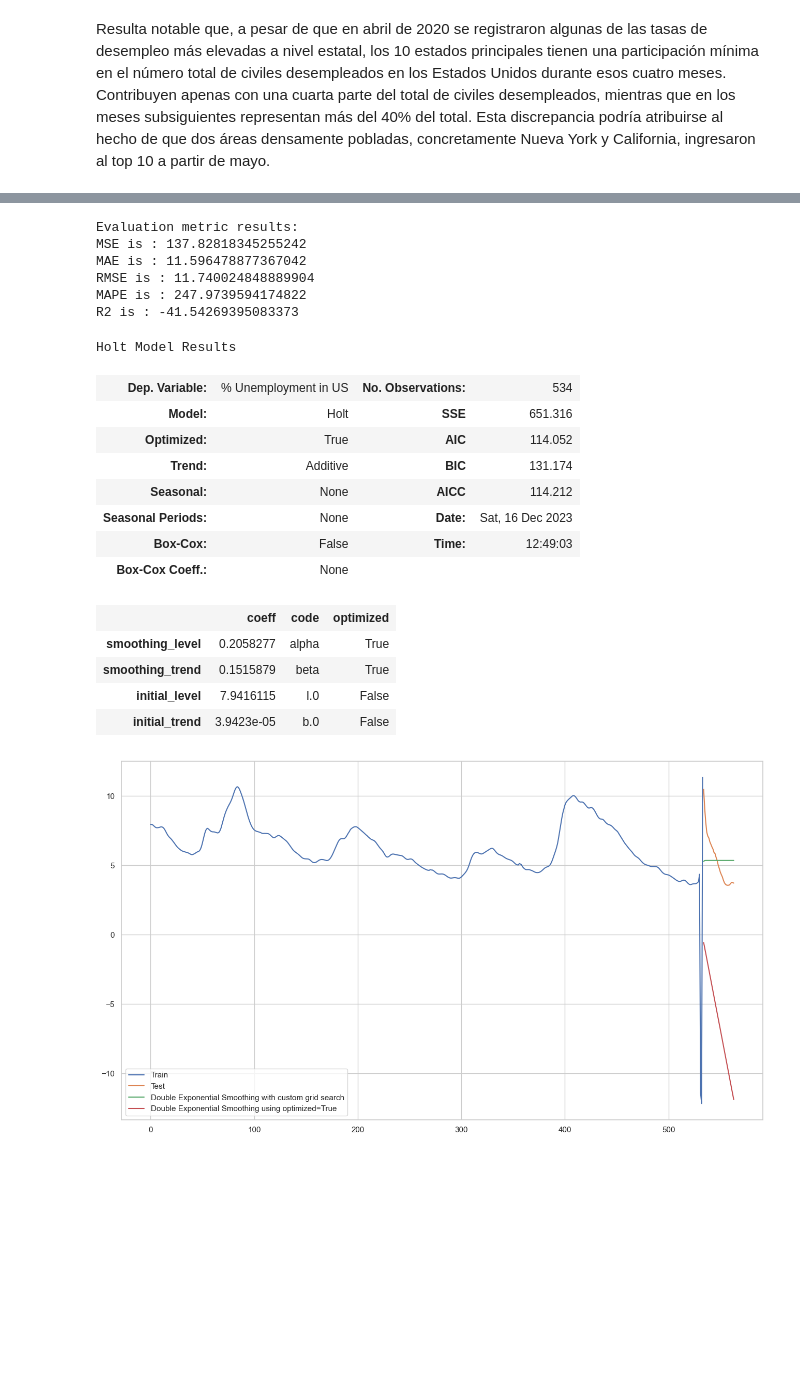
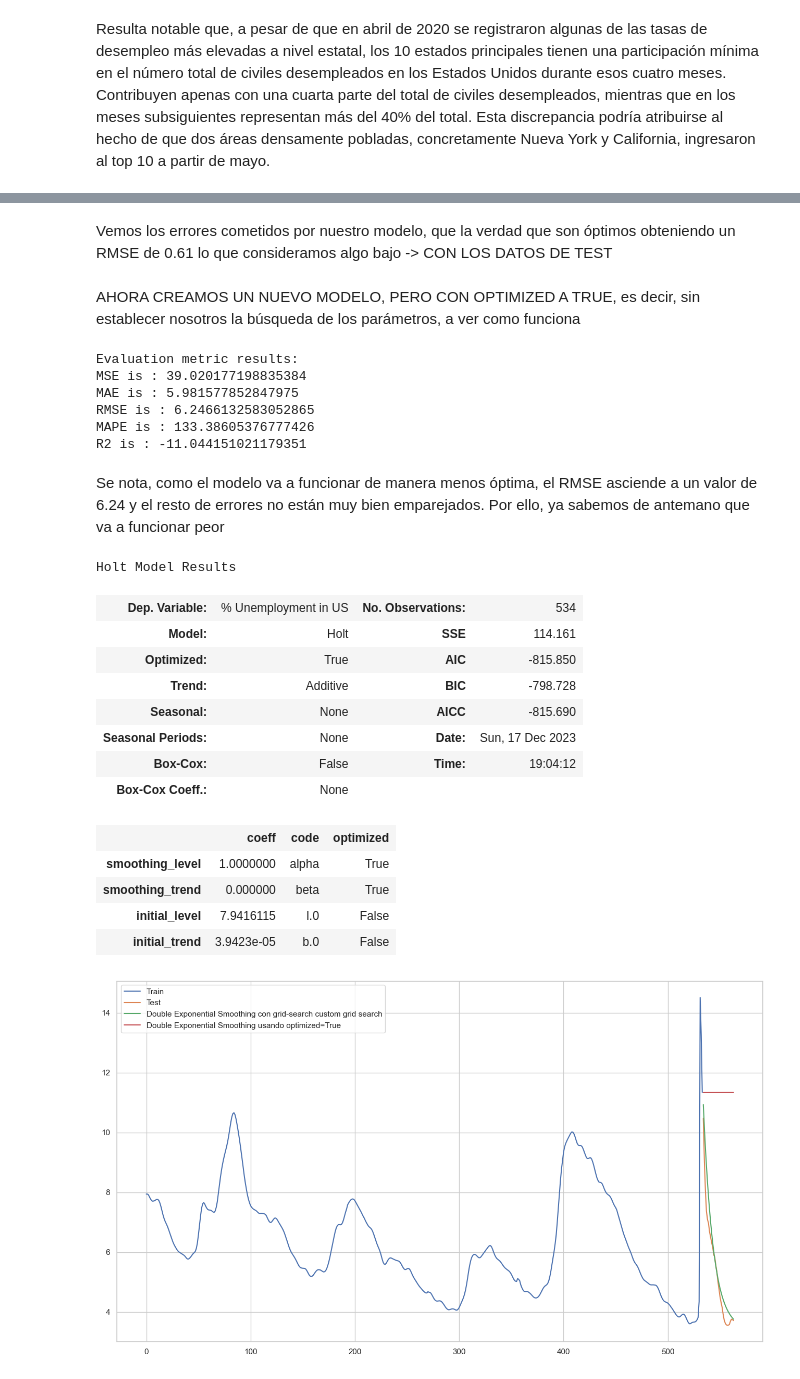
Before and after one commit to IgnacioGarciaLuengo/USA_Unemployment_Analysis, a Jupyter notebook: practica.ipynb, the cells around one changed output, grey strips where cells are left out. Saved outputs shown, nothing was run; the diff lists cells and outputs as text; code cells hidden in the pictures; blank space fills up the shorter version.

```diff
--- a/practica.ipynb
+++ b/practica.ipynb
@@ -14,6 +14,3 @@ from statsmodels.tsa.api import Holt
 from statsmodels.tsa.api import ExponentialSmoothing
 
 warnings.filterwarnings('ignore')
-# %%
-df = pd.read_csv('./Unemployment in America Per US State.csv')
-df.head()
@@ -479,3 +473,7 @@ R2 is : -0.007704356319420791
+# %% [markdown]
+Vemos los errores cometidos por nuestro modelo, que la verdad que son óptimos obteniendo un RMSE de 0.61 lo que consideramos algo bajo -> CON LOS DATOS DE TEST
+# %% [markdown]
+AHORA CREAMOS UN NUEVO MODELO, PERO CON OPTIMIZED A TRUE, es decir, sin establecer nosotros la búsqueda de los parámetros, a ver como funciona
 # %%
 DES = Holt(trainX)
 fit_Holt_auto = DES.fit(optimized= True, use_brute = True)
@@ -484,35 +482,38 @@ fcst_auto_pred_Holt = fit_Holt_auto.forecast(len(testX))
 timeseries_evaluation_metrics_func(testX, fcst_auto_pred_Holt)
 # %% [output]
 Evaluation metric results:
-MSE is : 137.82818345255242
-MAE is : 11.596478877367042
-RMSE is : 11.740024848889904
-MAPE is : 247.9739594174822
-R2 is : -41.54269395083373
+MSE is : 39.020177198835384
+MAE is : 5.981577852847975
+RMSE is : 6.2466132583052865
+MAPE is : 133.38605376777426
+R2 is : -11.044151021179351
+# %% [markdown]
+Se nota, como el modelo va a funcionar de manera menos óptima, el RMSE asciende a un valor de 6.24 y el resto de errores no están muy bien emparejados.
+Por ello, ya sabemos de antemano que va a funcionar peor
 # %%
 fit_Holt_auto.summary()
 # %% [output]
 Holt Model Results
 | Dep. Variable: | % Unemployment in US | No. Observations: | 534 |
-| Model: | Holt | SSE | 651.316 |
-| Optimized: | True | AIC | 114.052 |
-| Trend: | Additive | BIC | 131.174 |
-| Seasonal: | None | AICC | 114.212 |
-| Seasonal Periods: | None | Date: | Sat, 16 Dec 2023 |
-| Box-Cox: | False | Time: | 12:49:03 |
+| Model: | Holt | SSE | 114.161 |
+| Optimized: | True | AIC | -815.850 |
+| Trend: | Additive | BIC | -798.728 |
+| Seasonal: | None | AICC | -815.690 |
+| Seasonal Periods: | None | Date: | Sun, 17 Dec 2023 |
+| Box-Cox: | False | Time: | 19:04:12 |
 | Box-Cox Coeff.: | None |  |  |
 |  | coeff | code | optimized |
-| smoothing_level | 0.2058277 | alpha | True |
-| smoothing_trend | 0.1515879 | beta | True |
+| smoothing_level | 1.0000000 | alpha | True |
+| smoothing_trend | 0.000000 | beta | True |
 | initial_level | 7.9416115 | l.0 | False |
 | initial_trend | 3.9423e-05 | b.0 | False |
 # %%
 plt.rcParams["figure.figsize"] = [16,9]
 plt.plot(trainX, label='Train')
 plt.plot(testX, label='Test')
-plt.plot(fcst_gs_pred_Holt, label='Double Exponential Smoothing with custom grid search')
-plt.plot(fcst_auto_pred_Holt, label='Double Exponential Smoothing using optimized=True')
+plt.plot(fcst_gs_pred_Holt, label='Double Exponential Smoothing con grid-search custom grid search')
+plt.plot(fcst_auto_pred_Holt, label='Double Exponential Smoothing usando optimized=True')
 plt.legend(loc='best')
 plt.show()
 # %% [output]
-[figure, old version]
+[figure, new version]
```
Also changed, not shown: parts of 30 cells of this notebook, 1 other file.
